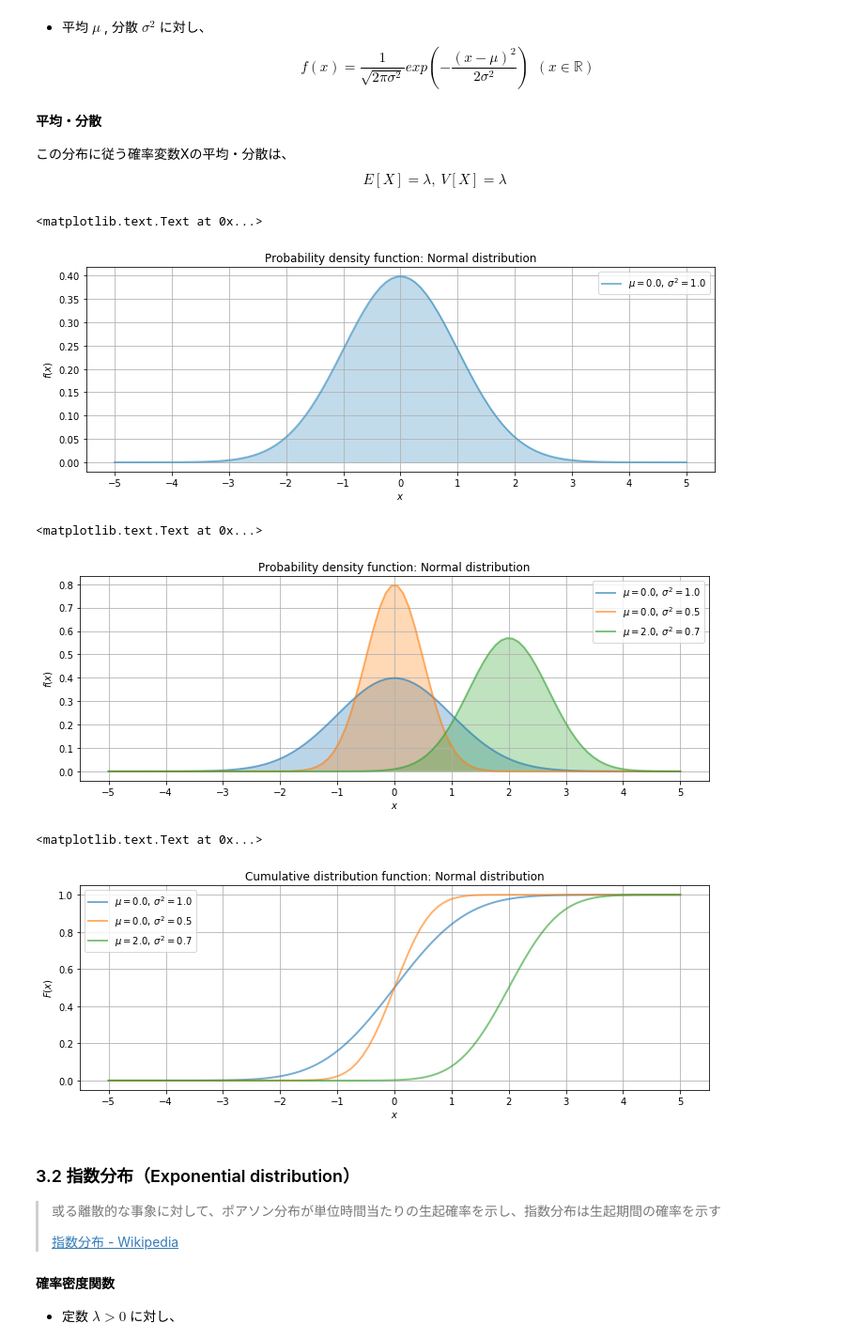
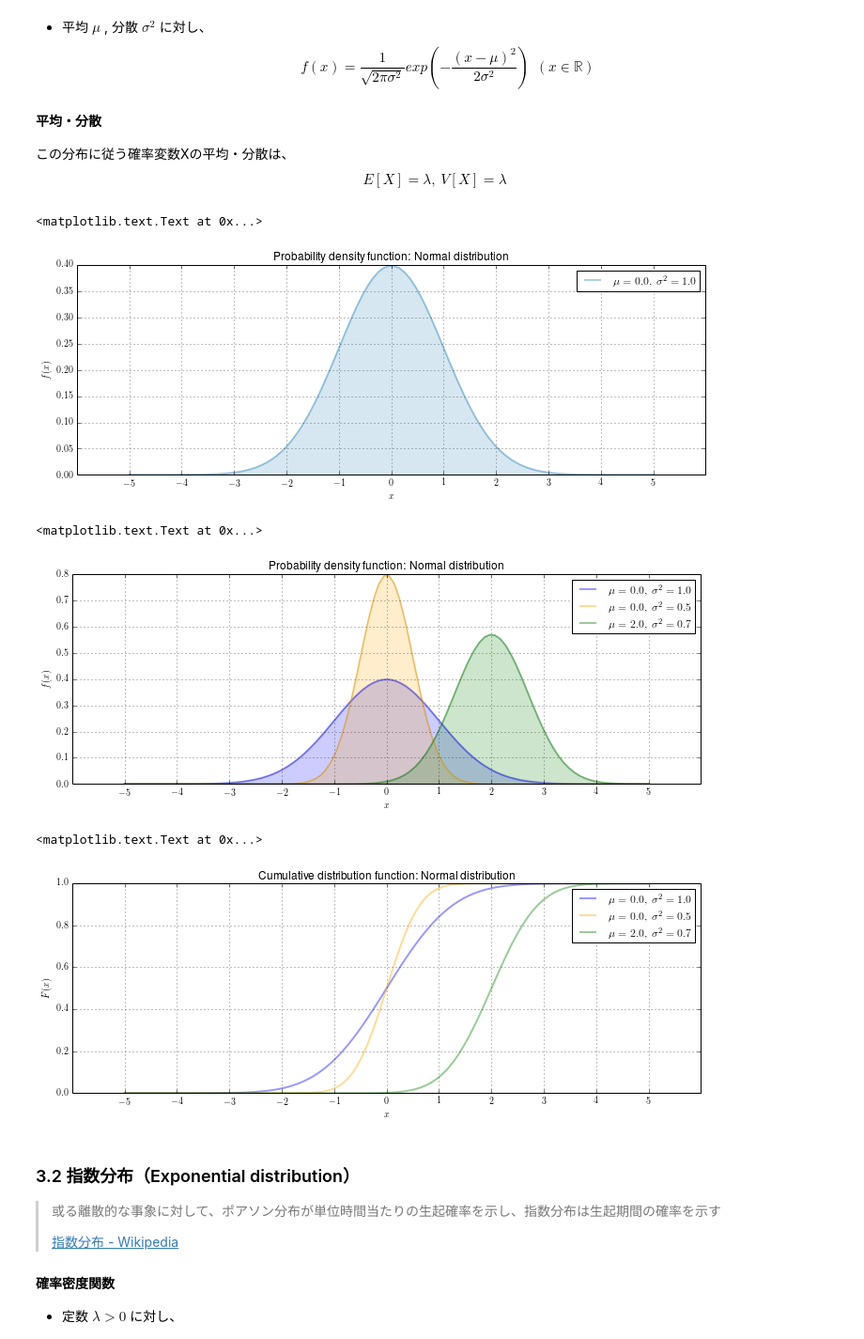
Before and after one commit to sw1227/statistics, a Jupyter notebook: distribution.ipynb, the cells around one changed output. Shown at 94% size. Drawn from its saved outputs; the diff is of its cells as text; code cells hidden in the pictures.

```diff
--- a/distribution.ipynb
+++ b/distribution.ipynb
@@ -12,6 +12,14 @@ from IPython.core.pylabtools import figsize
 from matplotlib import pyplot as plt
 %matplotlib inline
 figsize(12, 4)
+
+# matplotlibでTexをラベルに使うため
+from matplotlib import rc
+rc('font',**{'family':'sans-serif','sans-serif':['Helvetica']})
+rc('text', usetex=True)
+
+# default color
+colors = ["blue", "orange", "green", "red"]
 # %% [markdown]
 ## 2. 離散型確率分布
 ---
@@ -76,11 +84,12 @@ plt.title("Probability mass function: Poisson distribution")
 k_max = 16
 lambda_ = [0.8, 1.5, 3.5, 6.]
 
+
 k = np.arange(k_max)
 
-for l in lambda_:
+for l, c in zip(lambda_, colors[:len(lambda_)]):
     plt.plot(k, stats.poisson.pmf(k, l), "-o",
-            label="$\lambda = %.1f$" % l, alpha=0.4)
+            label="$\lambda = %.1f$" % l, alpha=0.4, color=c)
 
 plt.xticks(k)
 plt.legend()
@@ -97,9 +106,9 @@ lambda_ = [0.8, 1.5, 3.5, 6.]
 
 k = np.arange(k_max)
 
-for l in lambda_:
+for l, c in zip(lambda_, colors[:len(lambda_)]):
     plt.step(k, stats.poisson.cdf(k, l),
-            label="$\lambda = %.1f$" % l, alpha=0.6)
+            label="$\lambda = %.1f$" % l, alpha=0.6, color=c)
 
 plt.xticks(k)
 plt.legend()
@@ -211,8 +220,8 @@ sigma2 = 1.0
 x = np.linspace(-5, 5, 100)
 
 plt.plot(x, stats.norm.pdf(x, mu, sigma2), color="#348ABD", lw="2",
-        label="$ \mu = %.1f,\: \sigma ^2 = %.1f$" % (mu, sigma2), alpha=0.6)
-plt.fill_between(x, stats.norm.pdf(x, mu, sigma2), color="#348ABD", alpha=0.3)
+        label="$ \mu = %.1f,\: \sigma ^2 = %.1f$" % (mu, sigma2), alpha=0.4)
+plt.fill_between(x, stats.norm.pdf(x, mu, sigma2), color="#348ABD", alpha=0.2)
 
 plt.legend()
 plt.xticks(np.arange(-5, 6))
@@ -222,36 +231,36 @@ plt.xlabel("$x$")
 plt.title("Probability density function: Normal distribution")
 # %% [output]
 <matplotlib.text.Text at 0x...>
-[figure, old version]
+[figure, new version]
 # %%
 # Normal distributionの確率密度関数（複数のパラメータ）
 mu = [0.0, 0.0, 2.0]
 sigma2 = [1.0, 0.5, 0.7]
 x = np.linspace(-5, 5, 100)
 
-for m, s in zip(mu, sigma2):
+for m, s, c in zip(mu, sigma2, colors[:len(mu)]):
     plt.plot(x, stats.norm.pdf(x, m, s), lw="2",
-            label="$ \mu = %.1f,\: \sigma ^2 = %.1f$" % (m, s), alpha=0.6)
-    plt.fill_between(x, stats.norm.pdf(x, m, s), alpha=0.3)
+            label="$ \mu = %.1f,\: \sigma ^2 = %.1f$" % (m, s), alpha=0.4, color=c)
+    plt.fill_between(x, stats.norm.pdf(x, m, s), alpha=0.2, facecolor=c)
 
 plt.legend()
 plt.xticks(np.arange(-5, 6))
 plt.grid()
 plt.ylabel("$f(x)$")
 plt.xlabel("$x$")
 plt.title("Probability density function: Normal distribution")
 # %% [output]
 <matplotlib.text.Text at 0x...>
-[figure, old version]
+[figure, new version]
 # %%
 # Normal distributionの累積分布関数（複数のパラメータ）
 mu = [0.0, 0.0, 2.0]
 sigma2 = [1.0, 0.5, 0.7]
 x = np.linspace(-5, 5, 100)
 
-for m, s in zip(mu, sigma2):
+for m, s, c in zip(mu, sigma2, colors[:len(mu)]):
     plt.plot(x, stats.norm.cdf(x, m, s), lw="2",
-            label="$ \mu = %.1f,\: \sigma ^2 = %.1f$" % (m, s), alpha=0.6)
+            label="$ \mu = %.1f,\: \sigma ^2 = %.1f$" % (m, s), alpha=0.4, color=c)
 
 plt.legend()
 plt.xticks(np.arange(-5, 6))
@@ -261,7 +270,7 @@ plt.xlabel("$x$")
 plt.title("Cumulative distribution function: Normal distribution")
 # %% [output]
 <matplotlib.text.Text at 0x...>
-[figure, old version]
+[figure, new version]
 # %% [markdown]
 ### 3.2 指数分布（Exponential distribution）
 > 或る離散的な事象に対して、ポアソン分布が単位時間当たりの生起確率を示し、指数分布は生起期間の確率を示す
```
Also changed, not shown: parts of 6 cells of this notebook, 1 other file.
